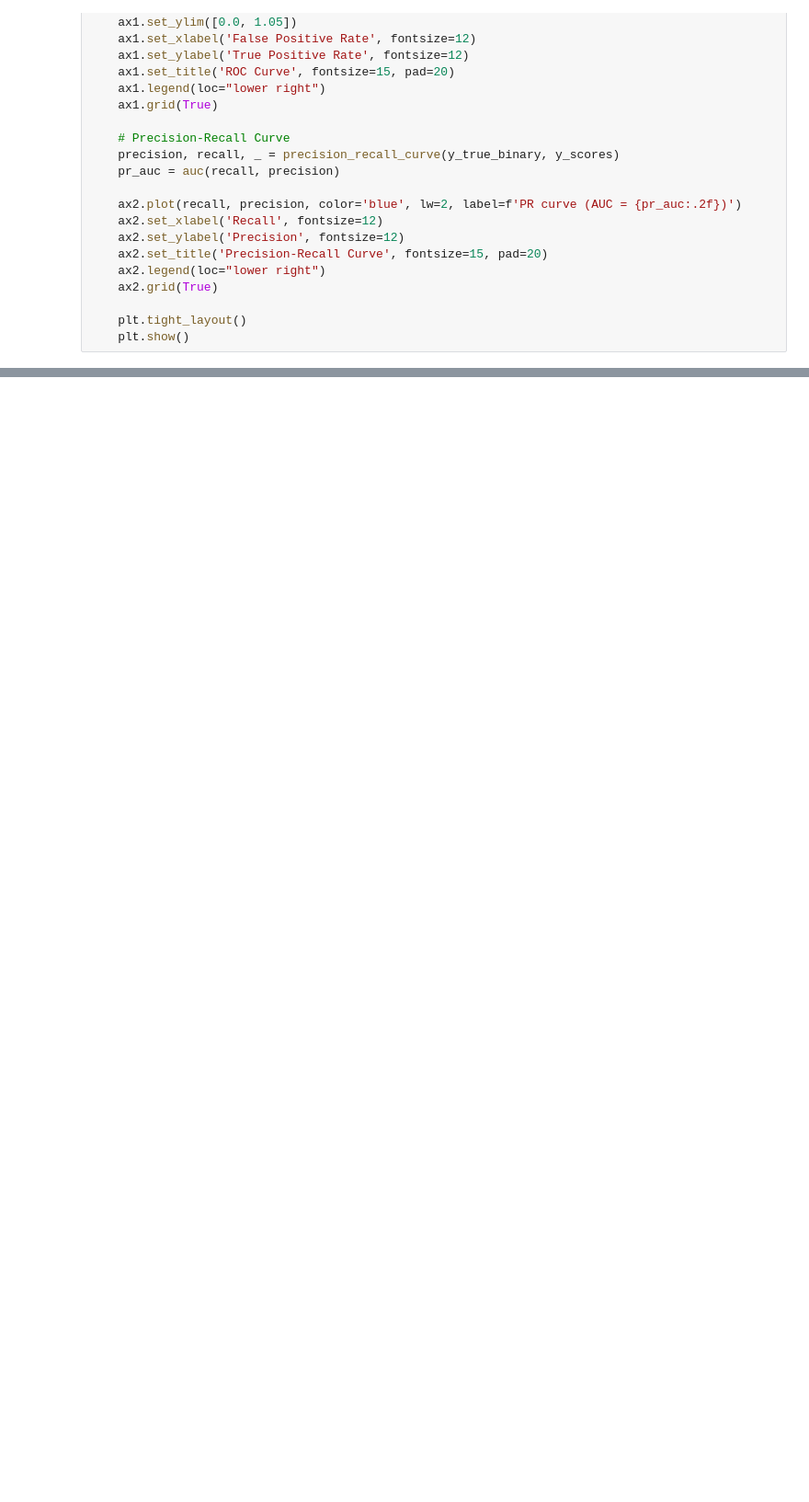
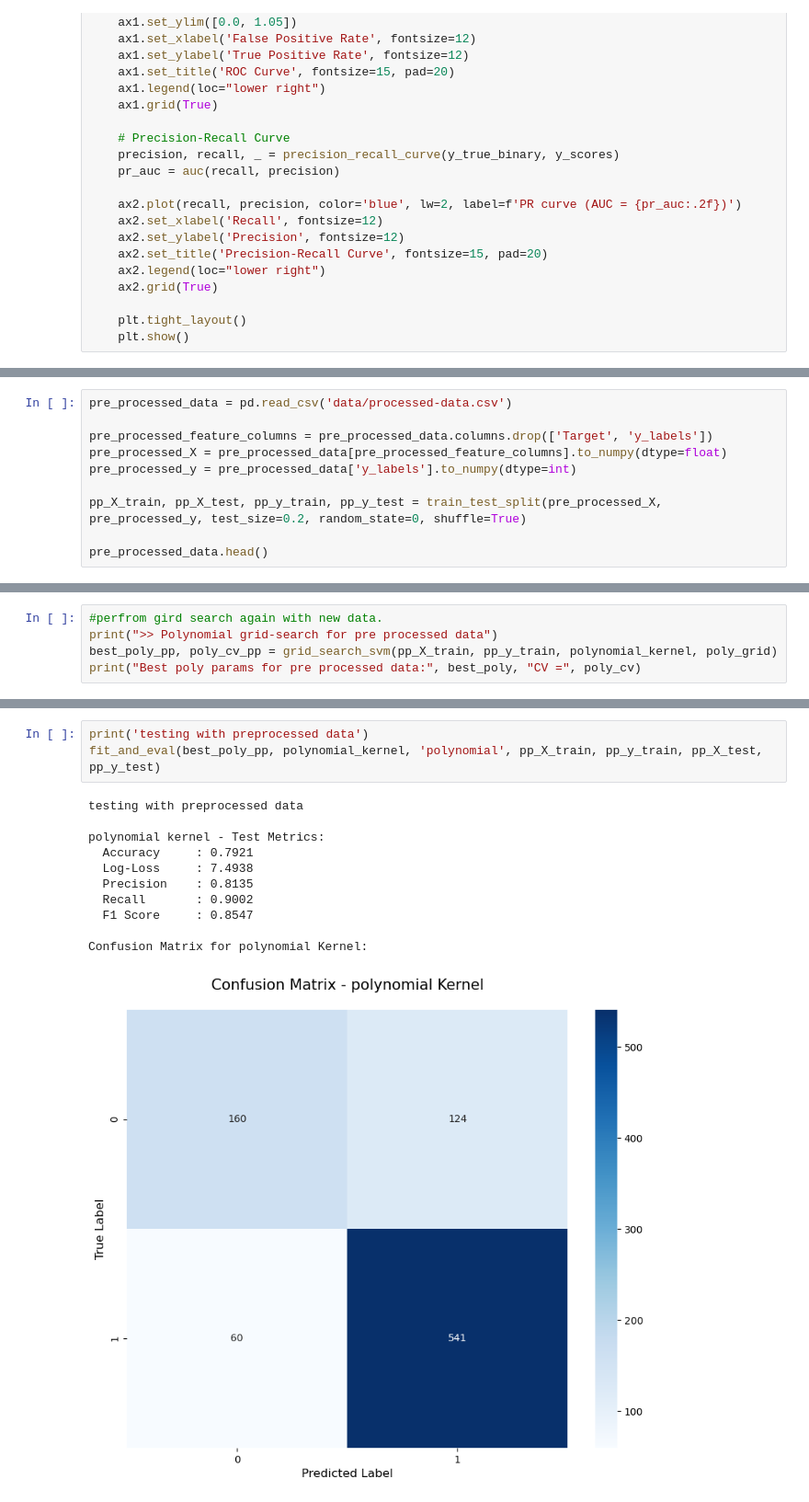
Before and after one commit to Romerico234/Student-Dropout-Predictor, a Jupyter notebook: kernel-based-svm-student-dropout-predictor.ipynb, the cells around one changed output, grey strips where cells are left out. Shown at 92% size. Drawn from its saved outputs; the diff is of its cells as text; blank space fills up the shorter version.

```diff
--- a/kernel-based-svm-student-dropout-predictor.ipynb
+++ b/kernel-based-svm-student-dropout-predictor.ipynb
@@ -325,0 +275,10 @@ ROC and PR Curves for Gaussian Kernel:
+# %%
+pre_processed_data = pd.read_csv('data/processed-data.csv')
+
+pre_processed_feature_columns = pre_processed_data.columns.drop(['Target', 'y_labels'])
+pre_processed_X = pre_processed_data[pre_processed_feature_columns].to_numpy(dtype=float)
+pre_processed_y = pre_processed_data['y_labels'].to_numpy(dtype=int)
+
+pp_X_train, pp_X_test, pp_y_train, pp_y_test = train_test_split(pre_processed_X, pre_processed_y, test_size=0.2, random_state=0, shuffle=True)
+
+pre_processed_data.head()
@@ -325,0 +292,5 @@ ROC and PR Curves for Gaussian Kernel:
+# %%
+#perfrom gird search again with new data.
+print(">> Polynomial grid-search for pre processed data")
+best_poly_pp, poly_cv_pp = grid_search_svm(pp_X_train, pp_y_train, polynomial_kernel, poly_grid)
+print("Best poly params for pre processed data:", best_poly, "CV =", poly_cv)
@@ -325,0 +308,15 @@ ROC and PR Curves for Gaussian Kernel:
+# %%
+print('testing with preprocessed data')
+fit_and_eval(best_poly_pp, polynomial_kernel, 'polynomial', pp_X_train, pp_y_train, pp_X_test, pp_y_test)
+# %% [output]
+testing with preprocessed data
+
+polynomial kernel - Test Metrics:
+  Accuracy     : 0.7921
+  Log-Loss     : 7.4938
+  Precision    : 0.8135
+  Recall       : 0.9002
+  F1 Score     : 0.8547
+
+Confusion Matrix for polynomial Kernel:
+[figure, added]
```
Also changed, not shown: parts of 15 cells of this notebook.
